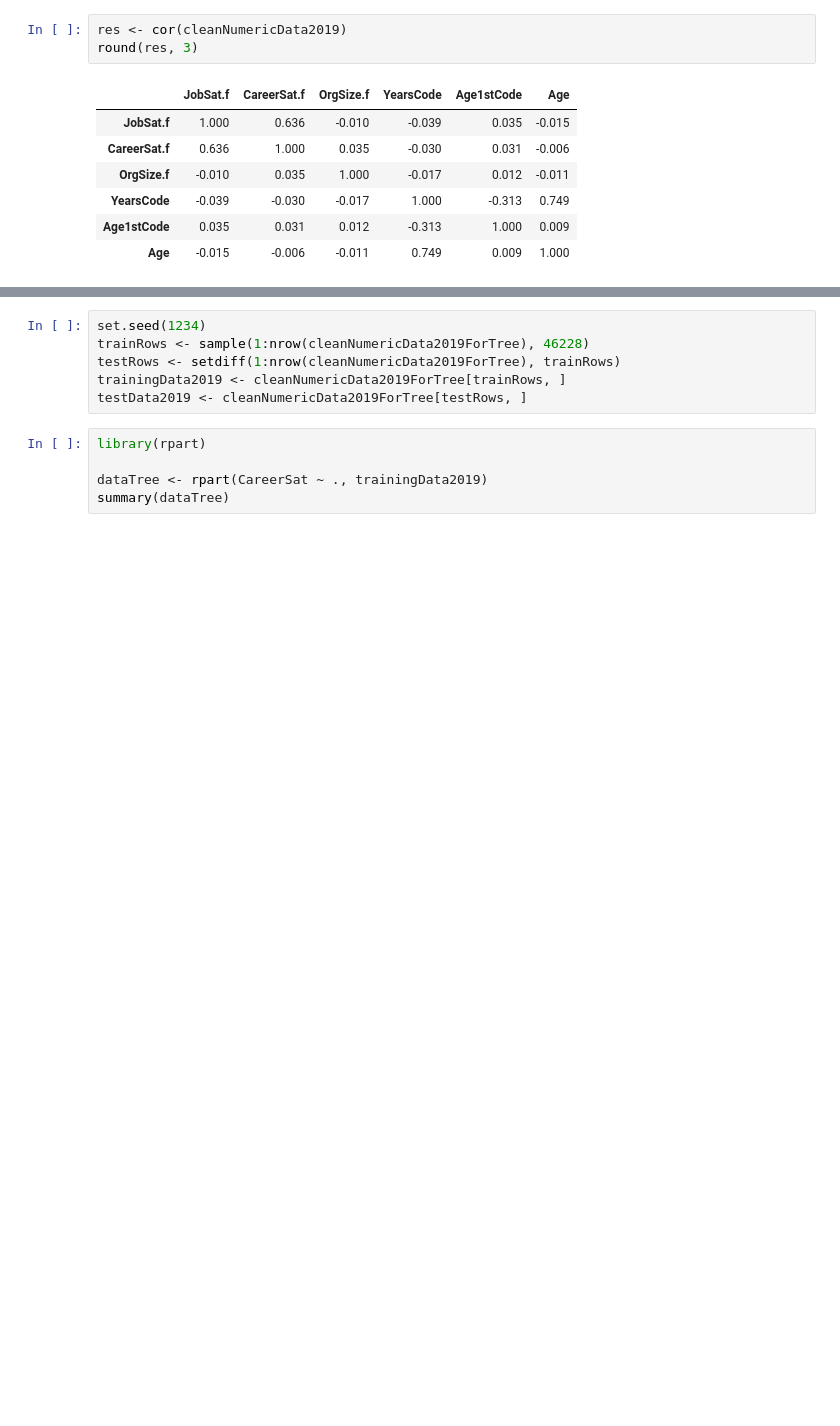
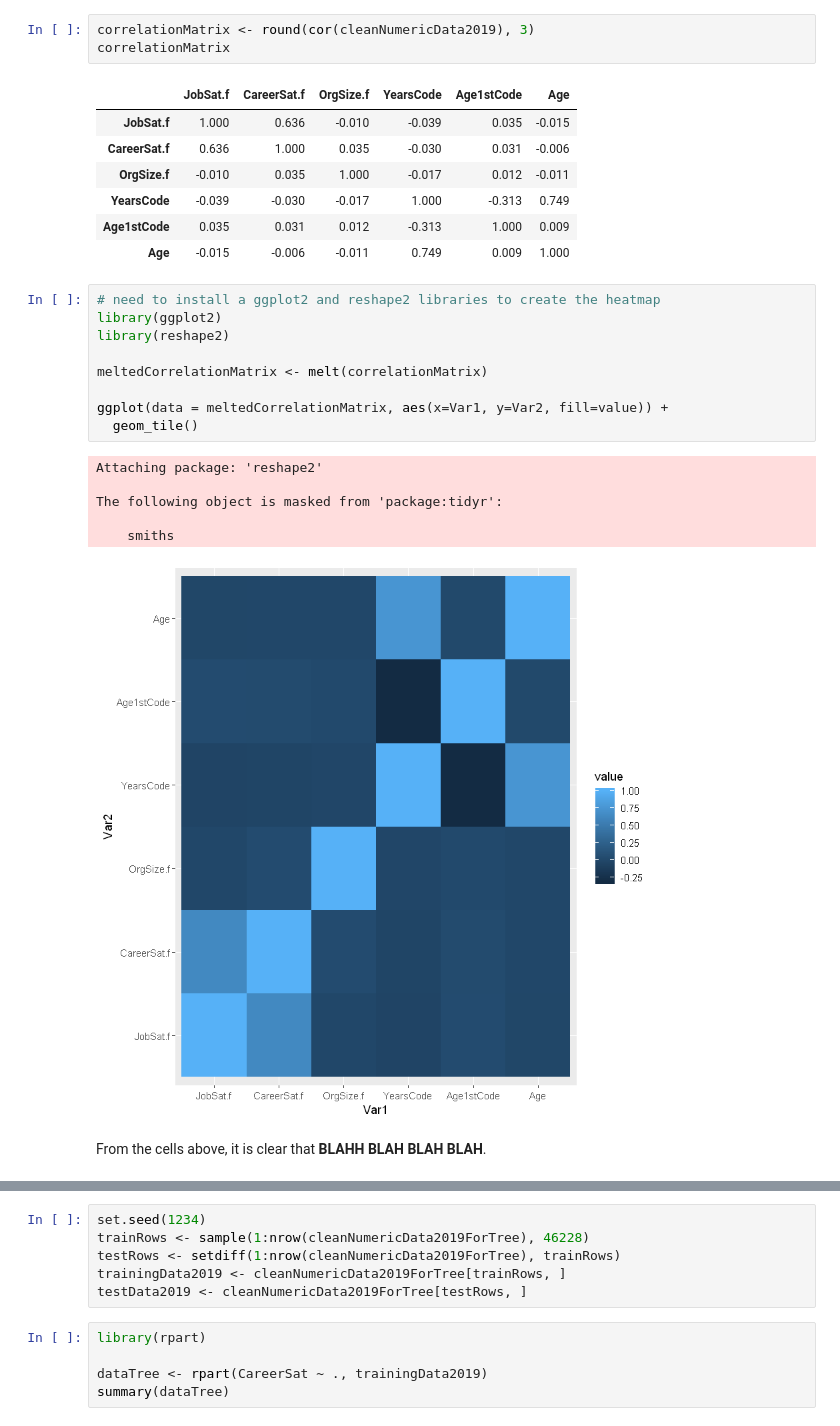
Before and after one commit to kuceriklukas/big-data-project, a Jupyter notebook: Workflow_Clean_Data.ipynb, the cells around one changed output, grey strips where cells are left out. Saved outputs shown, nothing was run; the diff lists cells and outputs as text; blank space fills up the shorter version.

Commit message:
Add heatmap and a couple of descriptions

```diff
--- a/Workflow_Clean_Data.ipynb
+++ b/Workflow_Clean_Data.ipynb
@@ -144,6 +141,6 @@ The downloaded binary packages are in
 # %%
-res <- cor(cleanNumericData2019)
-round(res, 3)
+correlationMatrix <- round(cor(cleanNumericData2019), 3)
+correlationMatrix
 # %% [output]
 |  | JobSat.f | CareerSat.f | OrgSize.f | YearsCode | Age1stCode | Age |
 | JobSat.f | 1.000 | 0.636 | -0.010 | -0.039 | 0.035 | -0.015 |
@@ -152,6 +149,24 @@ round(res, 3)
 | YearsCode | -0.039 | -0.030 | -0.017 | 1.000 | -0.313 | 0.749 |
 | Age1stCode | 0.035 | 0.031 | 0.012 | -0.313 | 1.000 | 0.009 |
 | Age | -0.015 | -0.006 | -0.011 | 0.749 | 0.009 | 1.000 |
+# %%
+# need to install a ggplot2 and reshape2 libraries to create the heatmap
+library(ggplot2)
+library(reshape2)
+
+meltedCorrelationMatrix <- melt(correlationMatrix)
+
+ggplot(data = meltedCorrelationMatrix, aes(x=Var1, y=Var2, fill=value)) +
+  geom_tile()
+# %% [output]
+Attaching package: 'reshape2'
+
+The following object is masked from 'package:tidyr':
+
+    smiths
+[figure, added]
+# %% [markdown]
+From the cells above, it is clear that **BLAHH BLAH BLAH BLAH**.
 # %%
 #explaining the 0.64 correlation from above matrice between Career and Job Satisfaction
 
```
Also changed, not shown: parts of 6 cells of this notebook.
